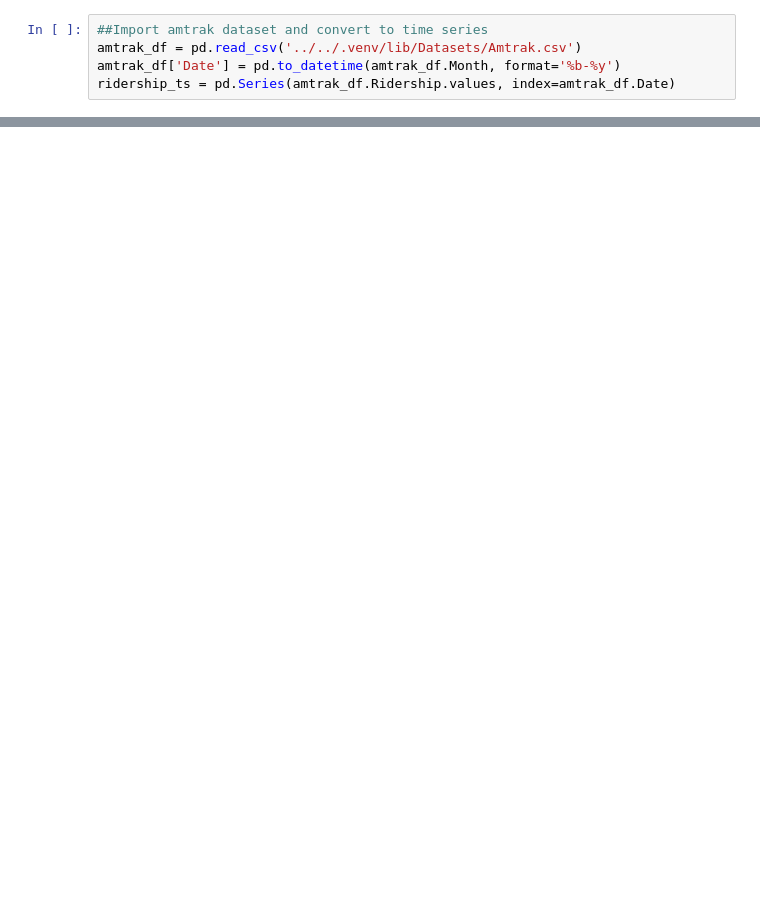
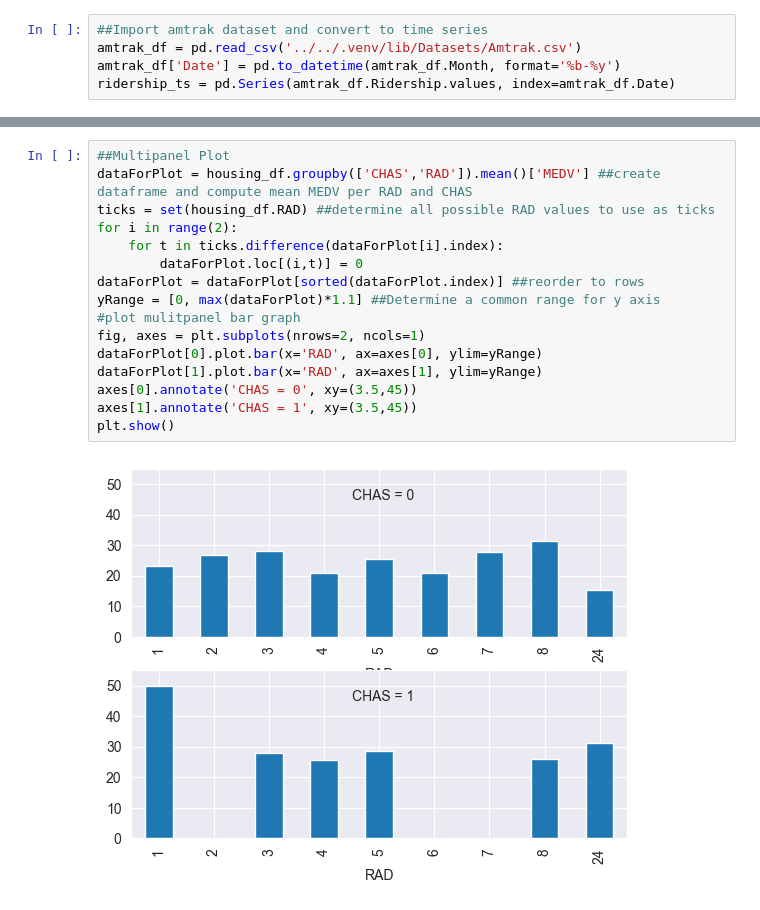
Before and after one commit to tstrickland-13/DataMiningandAnalyticsNotes, a Jupyter notebook: Book Notes by Concept/Part 2: Data Exploration and Dimension Reduction/Ch. 3: Data Visualization.ipynb, the cells around one changed output, grey strips where cells are left out. Cells and saved outputs as stored; diff of their text form; blank space fills up the shorter version.

```diff
--- a/Book Notes by Concept/Part 2: Data Exploration and Dimension Reduction/Ch. 3: Data Visualization.ipynb
+++ b/Book Notes by Concept/Part 2: Data Exploration and Dimension Reduction/Ch. 3: Data Visualization.ipynb
@@ -133,0 +227,18 @@ plt.xticks(rotation=80)
+# %%
+##Multipanel Plot
+dataForPlot = housing_df.groupby(['CHAS','RAD']).mean()['MEDV'] ##create dataframe and compute mean MEDV per RAD and CHAS
+ticks = set(housing_df.RAD) ##determine all possible RAD values to use as ticks
+for i in range(2):
+    for t in ticks.difference(dataForPlot[i].index):
+        dataForPlot.loc[(i,t)] = 0
+dataForPlot = dataForPlot[sorted(dataForPlot.index)] ##reorder to rows
+yRange = [0, max(dataForPlot)*1.1] ##Determine a common range for y axis
+#plot mulitpanel bar graph
+fig, axes = plt.subplots(nrows=2, ncols=1)
+dataForPlot[0].plot.bar(x='RAD', ax=axes[0], ylim=yRange)
+dataForPlot[1].plot.bar(x='RAD', ax=axes[1], ylim=yRange)
+axes[0].annotate('CHAS = 0', xy=(3.5,45))
+axes[1].annotate('CHAS = 1', xy=(3.5,45))
+plt.show()
+# %% [output]
+[figure, added]
```
Also changed, not shown: parts of 37 cells of this notebook, 1 other file.
